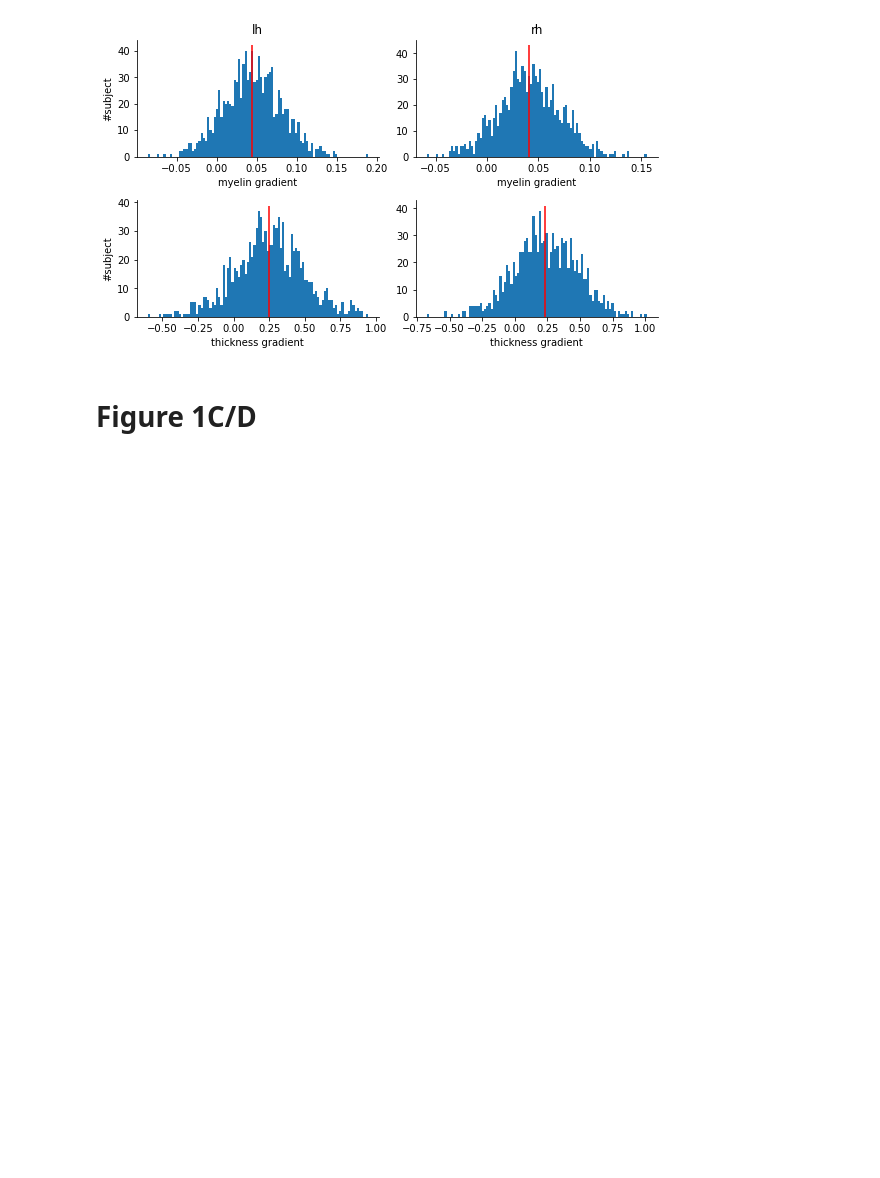
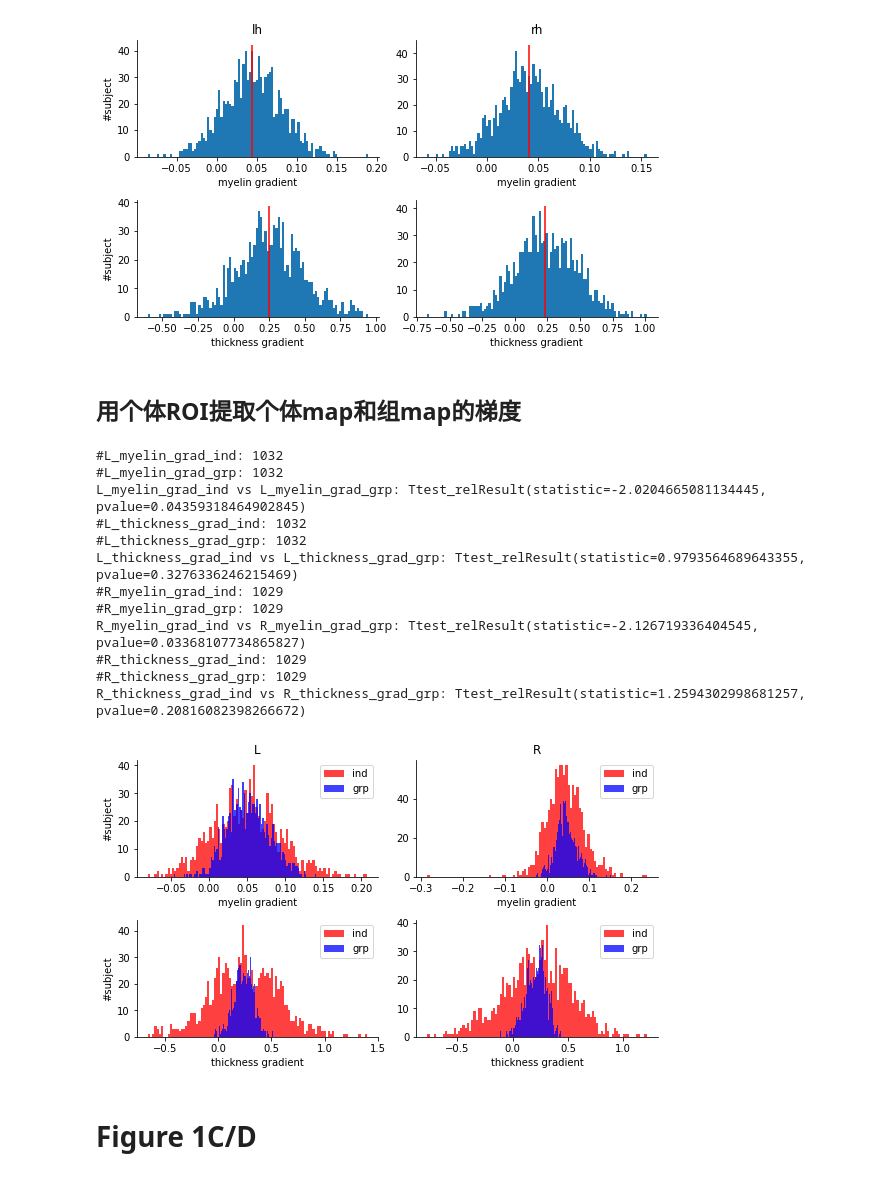
Before and after one commit to BNUCNL/nibrain, a Jupyter notebook: cxy_hcp_ffa/scripts/NeuroImage_R1/plot_codes.ipynb, the cells around one changed output. Drawn from its saved outputs; the diff is of its cells as text; code cells hidden in the pictures; blank space fills up the shorter version.

```diff
--- a/cxy_hcp_ffa/scripts/NeuroImage_R1/plot_codes.ipynb
+++ b/cxy_hcp_ffa/scripts/NeuroImage_R1/plot_codes.ipynb
@@ -211,6 +236,65 @@ fig.tight_layout()
 fig.savefig(out_file)
 # %% [output]
 [figure]
+# %% [markdown]
+## 用个体ROI提取个体map和组map的梯度
+# %%
+figsize = (8, 4.8)
+Hemis = ('L', 'R')
+meas_names = ('myelin', 'thickness')
+grad_types = ('ind', 'grp')
+type2color = {'ind': 'r', 'grp': 'b'}
+data_file = pjoin(anal_dir, 'NI_R1/MT_gradient.pkl')
+out_file = pjoin(work_dir, 'MT_gradient.jpg')
+# out_file = 'show'
+
+data = pkl.load(open(data_file, 'rb'))
+n_row = len(meas_names)
+n_col = len(Hemis)
+fig, axes = plt.subplots(n_row, n_col, figsize=figsize)
+for col_idx, Hemi in enumerate(Hemis):
+    for row_idx, meas_name in enumerate(meas_names):
+        ax = axes[row_idx, col_idx]
+        grad_names = []
+        samples = []
+        for grad_type in grad_types:
+            grad_name = f'{Hemi}_{meas_name}_grad_{grad_type}'
+            sample = data[grad_name]
+            sample = sample[~np.isnan(sample)]
+            print(f'#{grad_name}:', len(sample))
+            ax.hist(sample, bins=100, orientation='vertical', alpha=0.75,
+                    color=type2color[grad_type], label=grad_type)
+            grad_names.append(grad_name)
+            samples.append(sample)
+        print(f'{grad_names[0]} vs {grad_names[1]}:', ttest_rel(samples[0], samples[1]))
+        ax.legend()
+        ax.set_xlabel(f'{meas_name} gradient')
+        if col_idx == 0:
+            ax.set_ylabel('#subject')
+        if row_idx == 0:
+            ax.set_title(Hemi)
+        ax.spines['top'].set_visible(False)
+        ax.spines['right'].set_visible(False)
+
+fig.tight_layout()
+if out_file == 'show':
+    fig.show()
+else:
+    fig.savefig(out_file)
+# %% [output]
+#L_myelin_grad_ind: 1032
+#L_myelin_grad_grp: 1032
+L_myelin_grad_ind vs L_myelin_grad_grp: Ttest_relResult(statistic=-2.0204665081134445, pvalue=0.04359318464902845)
+#L_thickness_grad_ind: 1032
+#L_thickness_grad_grp: 1032
+L_thickness_grad_ind vs L_thickness_grad_grp: Ttest_relResult(statistic=0.9793564689643355, pvalue=0.3276336246215469)
+#R_myelin_grad_ind: 1029
+#R_myelin_grad_grp: 1029
+R_myelin_grad_ind vs R_myelin_grad_grp: Ttest_relResult(statistic=-2.126719336404545, pvalue=0.03368107734865827)
+#R_thickness_grad_ind: 1029
+#R_thickness_grad_grp: 1029
+R_thickness_grad_ind vs R_thickness_grad_grp: Ttest_relResult(statistic=1.2594302998681257, pvalue=0.20816082398266672)
+[figure, added]
 # %% [markdown]
 # Figure 1C/D
 # %%
```
Also changed, not shown: parts of 5 cells of this notebook, 1 other file.
